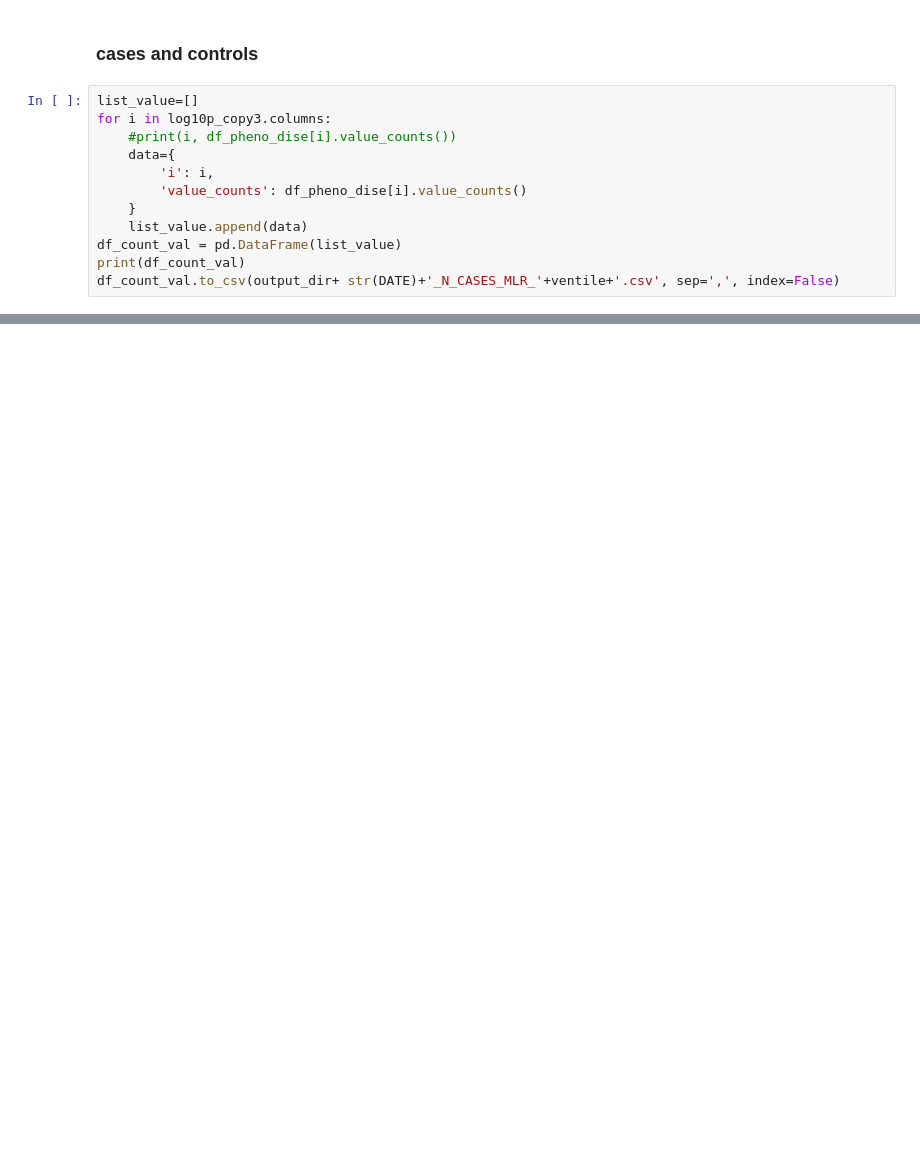
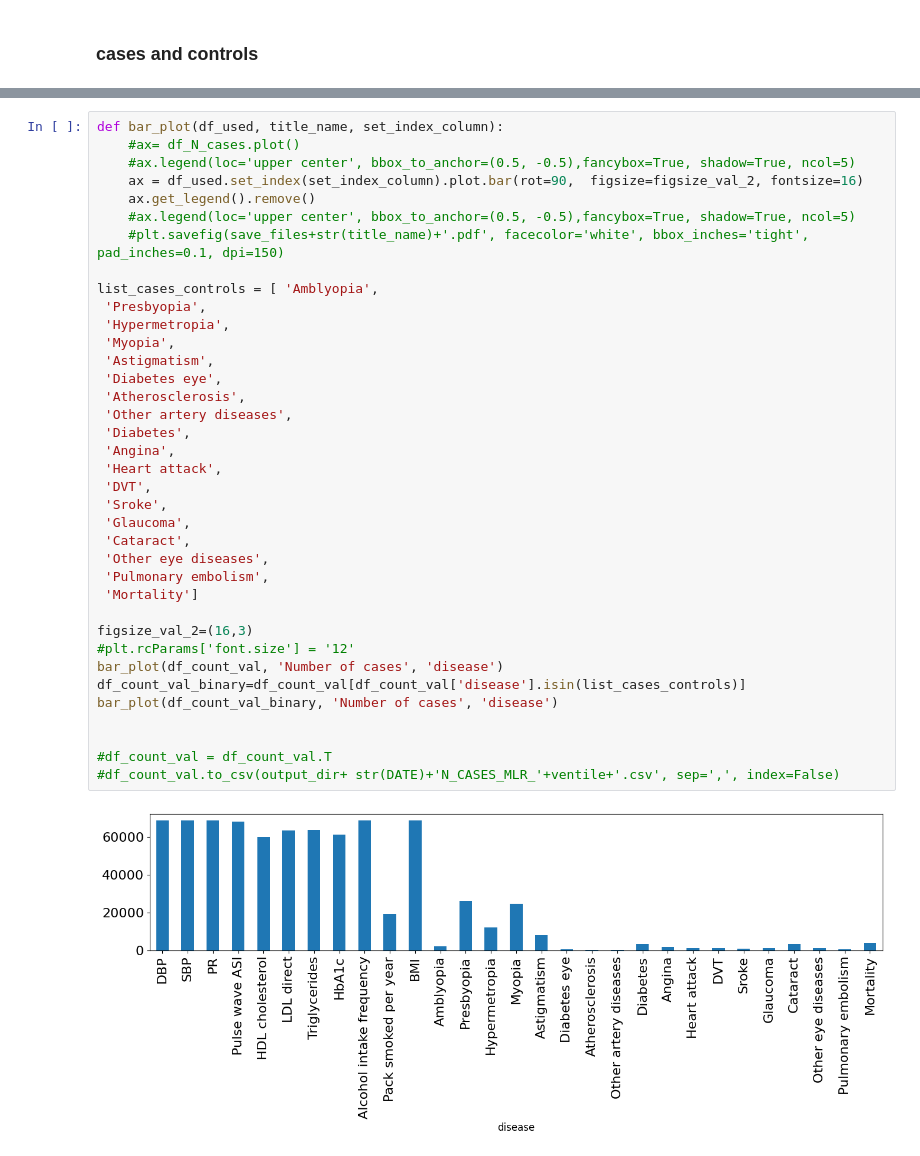
Before and after one commit to BergmannLab/retina-phenotypes, a Jupyter notebook: complementary/disease_association/combine_figures_MLR_cox.ipynb, the cells around one changed output, grey strips where cells are left out. Drawn from its saved outputs; the diff is of its cells as text; blank space fills up the shorter version.

```diff
--- a/complementary/disease_association/combine_figures_MLR_cox.ipynb
+++ b/complementary/disease_association/combine_figures_MLR_cox.ipynb
@@ -120,14 +180,2 @@ fig2.set_xticklabels(ax2.get_xticklabels(), rotation = 90)
 # %% [markdown]
 ### cases and controls
-# %%
-list_value=[]
-for i in log10p_copy3.columns:
-    #print(i, df_pheno_dise[i].value_counts())
-    data={
-        'i': i,
-        'value_counts': df_pheno_dise[i].value_counts()
-    }
-    list_value.append(data)
-df_count_val = pd.DataFrame(list_value)
-print(df_count_val)
-df_count_val.to_csv(output_dir+ str(DATE)+'_N_CASES_MLR_'+ventile+'.csv', sep=',', index=False)
@@ -151,0 +242,39 @@ Name: eye_diabetes_0...
+# %%
+def bar_plot(df_used, title_name, set_index_column):
+    #ax= df_N_cases.plot()
+    #ax.legend(loc='upper center', bbox_to_anchor=(0.5, -0.5),fancybox=True, shadow=True, ncol=5)
+    ax = df_used.set_index(set_index_column).plot.bar(rot=90,  figsize=figsize_val_2, fontsize=16)
+    ax.get_legend().remove()
+    #ax.legend(loc='upper center', bbox_to_anchor=(0.5, -0.5),fancybox=True, shadow=True, ncol=5)
+    #plt.savefig(save_files+str(title_name)+'.pdf', facecolor='white', bbox_inches='tight', pad_inches=0.1, dpi=150)
+
+list_cases_controls = [ 'Amblyopia',
+ 'Presbyopia',
+ 'Hypermetropia',
+ 'Myopia',
+ 'Astigmatism',
+ 'Diabetes eye',
+ 'Atherosclerosis',
+ 'Other artery diseases',
+ 'Diabetes',
+ 'Angina',
+ 'Heart attack',
+ 'DVT',
+ 'Sroke',
+ 'Glaucoma',
+ 'Cataract',
+ 'Other eye diseases',
+ 'Pulmonary embolism',
+ 'Mortality']
+
+figsize_val_2=(16,3)
+#plt.rcParams['font.size'] = '12'
+bar_plot(df_count_val, 'Number of cases', 'disease')
+df_count_val_binary=df_count_val[df_count_val['disease'].isin(list_cases_controls)]
+bar_plot(df_count_val_binary, 'Number of cases', 'disease')
+
+
+#df_count_val = df_count_val.T
+#df_count_val.to_csv(output_dir+ str(DATE)+'N_CASES_MLR_'+ventile+'.csv', sep=',', index=False)
+# %% [output]
+[figure, added]
```
Also changed, not shown: parts of 12 cells of this notebook, 8 other files.
